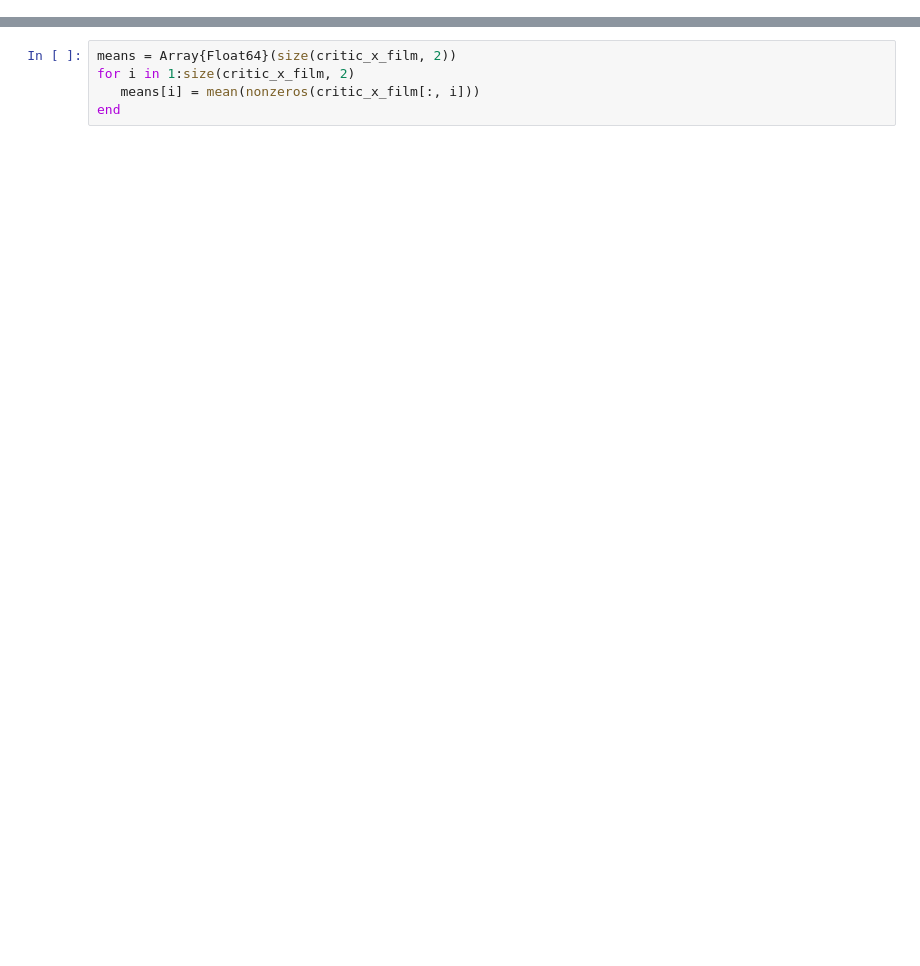
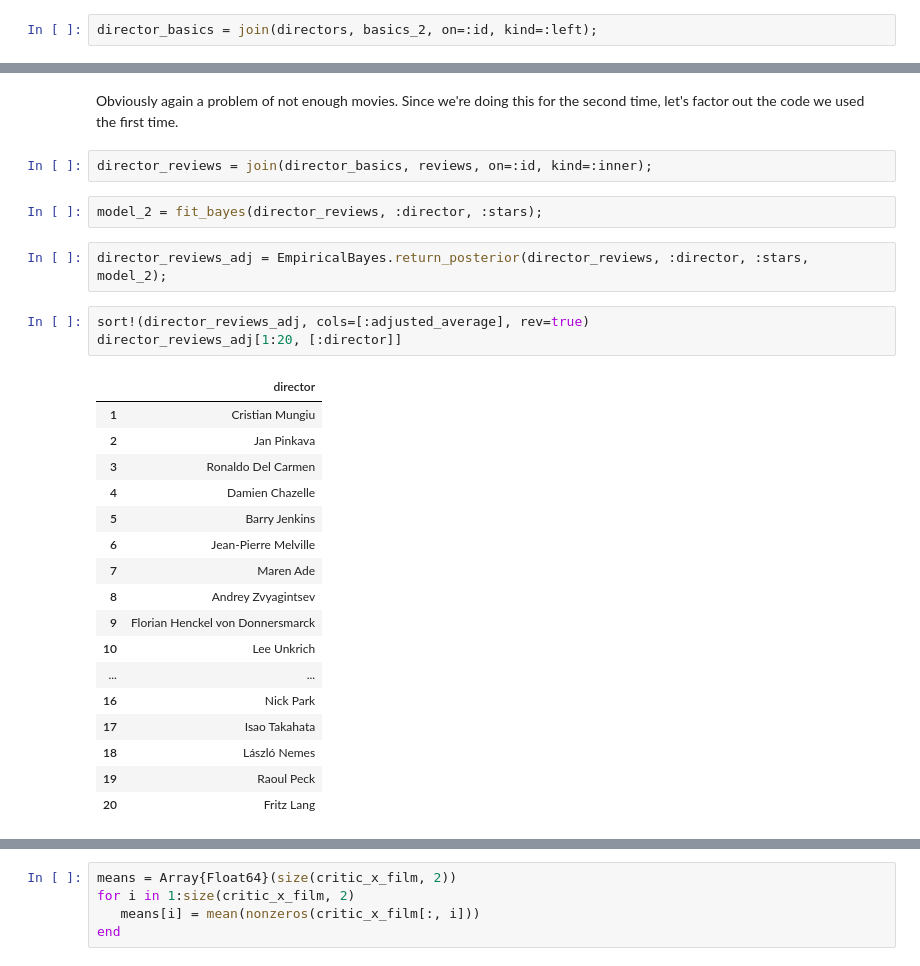
Before and after one commit to henripal/EmpiricalBayes.jl, a Jupyter notebook: notebooks/cf_testing.ipynb, the cells around one changed output, grey strips where cells are left out. Saved outputs shown, nothing was run; the diff lists cells and outputs as text; blank space fills up the shorter version.

```diff
--- a/notebooks/cf_testing.ipynb
+++ b/notebooks/cf_testing.ipynb
@@ -48,0 +190,2 @@ critic_x_film = sparse(critic_is, film_is, reviews_normalized)
+# %%
+director_basics = join(directors, basics_2, on=:id, kind=:left);
@@ -48,0 +210,29 @@ critic_x_film = sparse(critic_is, film_is, reviews_normalized)
+# %% [markdown]
+Obviously again a problem of not enough movies. Since we're doing this for the second time, let's factor out the code we used the first time.
+# %%
+director_reviews = join(director_basics, reviews, on=:id, kind=:inner);
+# %%
+model_2 = fit_bayes(director_reviews, :director, :stars);
+# %%
+director_reviews_adj = EmpiricalBayes.return_posterior(director_reviews, :director, :stars, model_2);
+# %%
+sort!(director_reviews_adj, cols=[:adjusted_average], rev=true)
+director_reviews_adj[1:20, [:director]]
+# %% [output]
+|  | director |
+| 1 | Cristian Mungiu |
+| 2 | Jan Pinkava |
+| 3 | Ronaldo Del Carmen |
+| 4 | Damien Chazelle |
+| 5 | Barry Jenkins |
+| 6 | Jean-Pierre Melville |
+| 7 | Maren Ade |
+| 8 | Andrey Zvyagintsev |
+| 9 | Florian Henckel von Donnersmarck |
+| 10 | Lee Unkrich |
+| ... | ... |
+| 16 | Nick Park |
+| 17 | Isao Takahata |
+| 18 | László Nemes |
+| 19 | Raoul Peck |
+| 20 | Fritz Lang |
```
Also changed, not shown: parts of 57 cells of this notebook, 1 other file.
